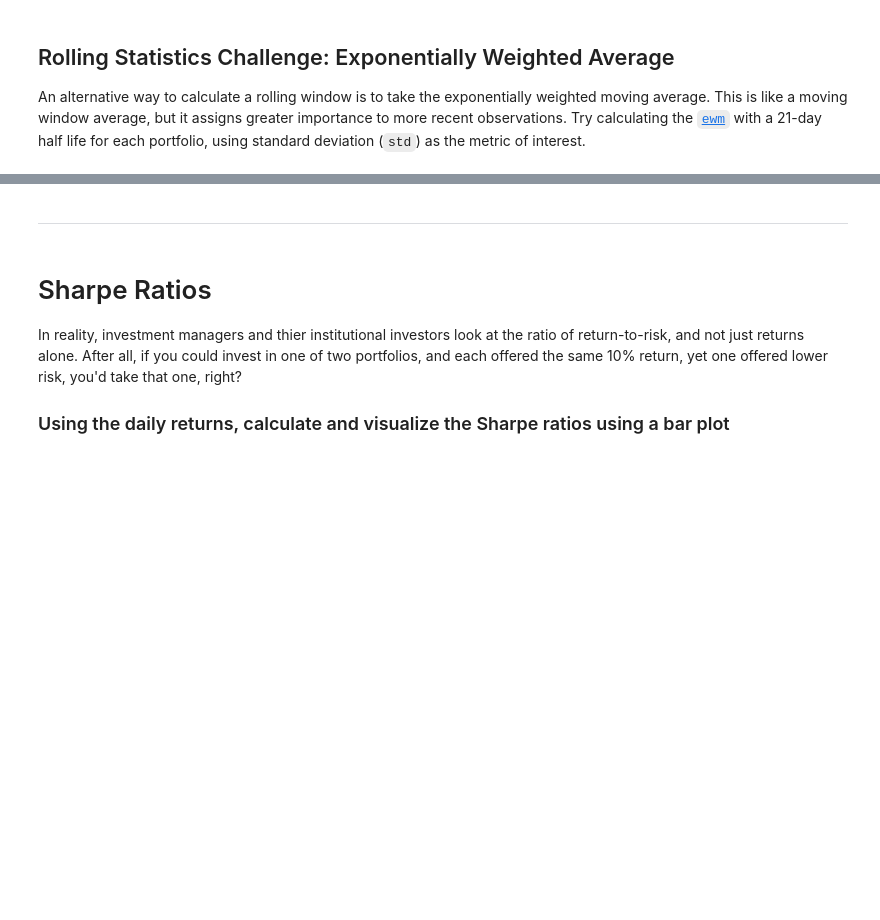
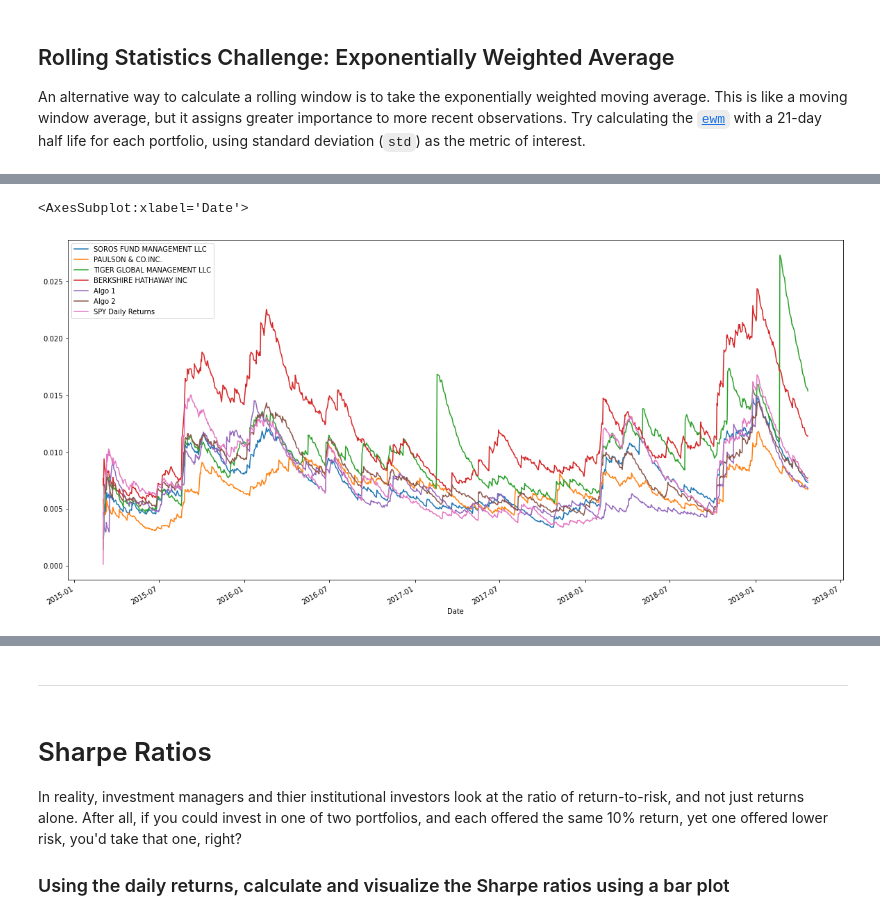
Before and after one commit to emersonwen/Rutgers_FinTech_Homework, a Jupyter notebook: Week-Four-Homework/04-Pandas/Instructions/Starter_Code/whale_analysis.ipynb, the cells around one changed output, grey strips where cells are left out. Drawn from its saved outputs; the diff is of its cells as text; code cells hidden in the pictures; blank space fills up the shorter version.

```diff
--- a/Week-Four-Homework/04-Pandas/Instructions/Starter_Code/whale_analysis.ipynb
+++ b/Week-Four-Homework/04-Pandas/Instructions/Starter_Code/whale_analysis.ipynb
@@ -467,3 +504,5 @@ betas.plot(kind='scatter', x='Portfolios', y='Betas', title='Portfolio Betas', f
 An alternative way to calculate a rolling window is to take the exponentially weighted moving average. This is like a moving window average, but it assigns greater importance to more recent observations. Try calculating the [`ewm`](https://pandas.pydata.org/pandas-docs/stable/reference/api/pandas.DataFrame.ewm.html) with a 21-day half life for each portfolio, using standard deviation (`std`) as the metric of interest.
 # %%
 # Use `ewm` to calculate the rolling window
+portfolio_ewm = combined_returns.ewm(halflife=21).std()
+portfolio_ewm
@@ -469,0 +524,5 @@ An alternative way to calculate a rolling window is to take the exponentially we
+# %%
+portfolio_ewm.plot(figsize=(20,10))
+# %% [output]
+<AxesSubplot:xlabel='Date'>
+[figure, added]
```
Also changed, not shown: parts of 38 cells of this notebook, 11 other files.
